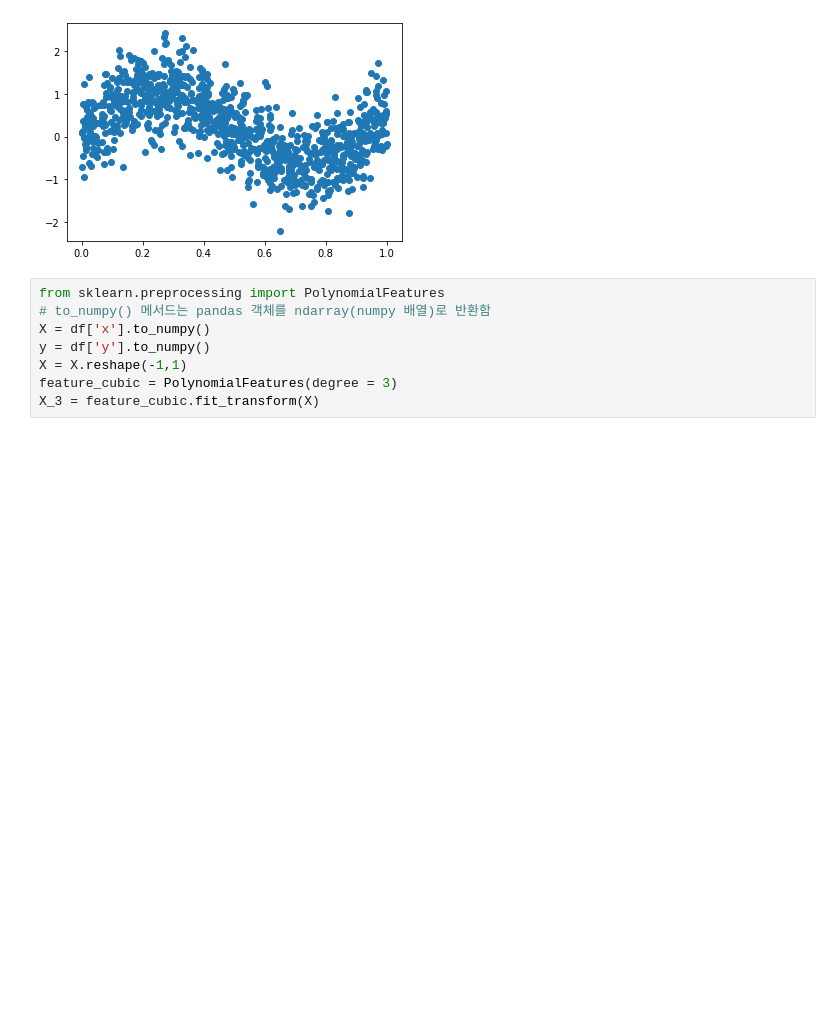
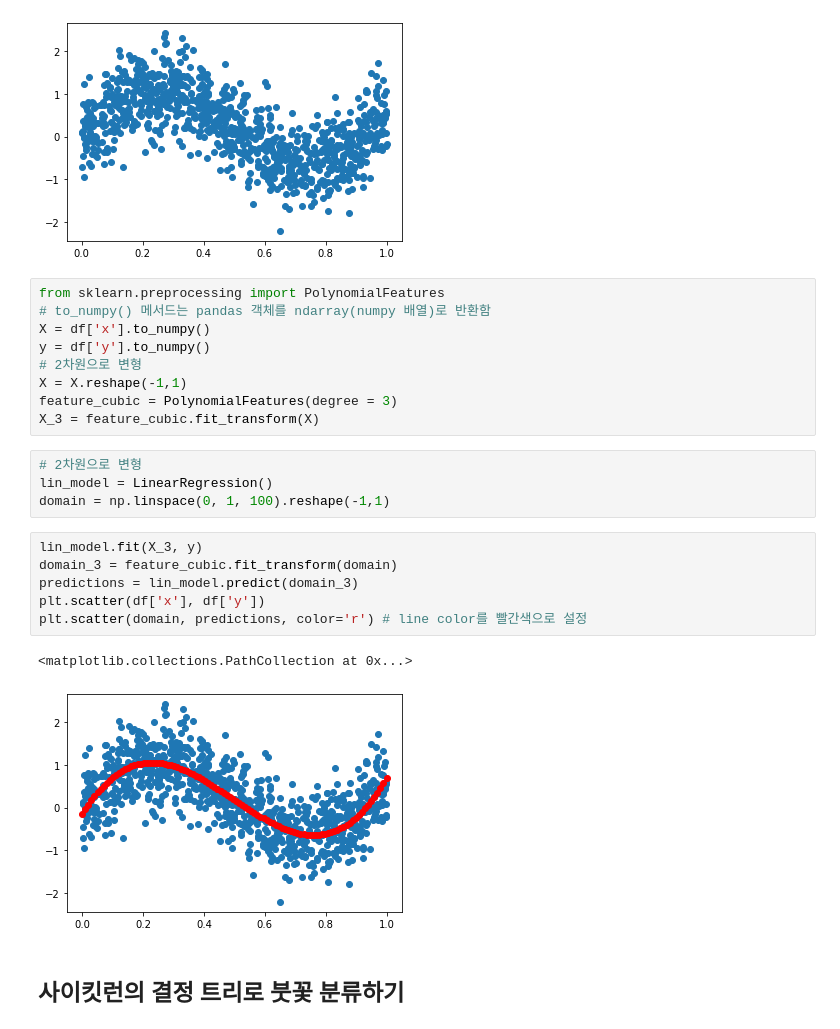
Before and after one commit to shinjangwoon/idu-practice, a Jupyter notebook: 6장 실습/6장 다항 회귀, 결정 트리, SVM.ipynb, the cells around one changed output. Cells and saved outputs as stored; diff of their text form; blank space fills up the shorter version.

```diff
--- a/6장 실습/6장 다항 회귀, 결정 트리, SVM.ipynb
+++ b/6장 실습/6장 다항 회귀, 결정 트리, SVM.ipynb
@@ -86,6 +86,22 @@ from sklearn.preprocessing import PolynomialFeatures
 # to_numpy() 메서드는 pandas 객체를 ndarray(numpy 배열)로 반환함
 X = df['x'].to_numpy()
 y = df['y'].to_numpy()
+# 2차원으로 변형
 X = X.reshape(-1,1)
 feature_cubic = PolynomialFeatures(degree = 3)
 X_3 = feature_cubic.fit_transform(X)
+# %%
+# 2차원으로 변형
+lin_model = LinearRegression()
+domain = np.linspace(0, 1, 100).reshape(-1,1)
+# %%
+lin_model.fit(X_3, y)
+domain_3 = feature_cubic.fit_transform(domain)
+predictions = lin_model.predict(domain_3)
+plt.scatter(df['x'], df['y'])
+plt.scatter(domain, predictions, color='r') # line color를 빨간색으로 설정
+# %% [output]
+<matplotlib.collections.PathCollection at 0x...>
+[figure, added]
+# %% [markdown]
+## 사이킷런의 결정 트리로 붓꽃 분류하기
```
Also changed, not shown: parts of 34 cells of this notebook.
